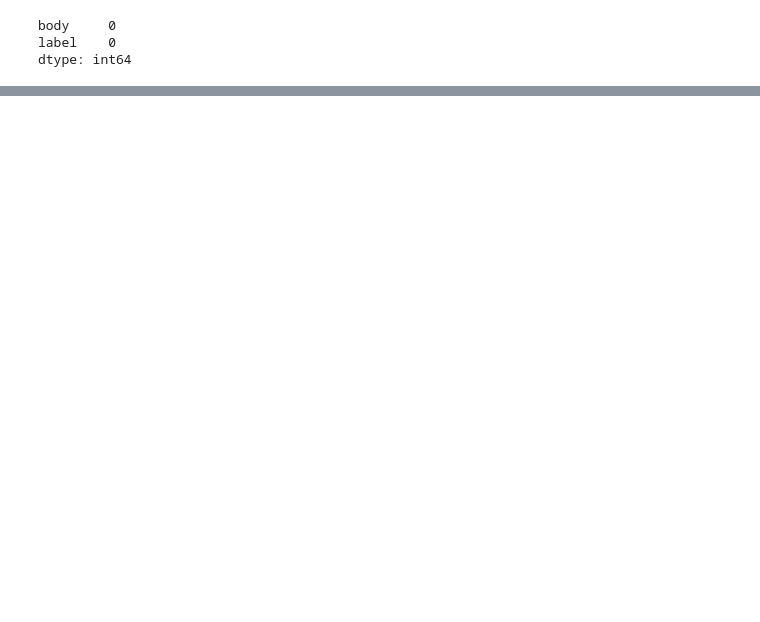
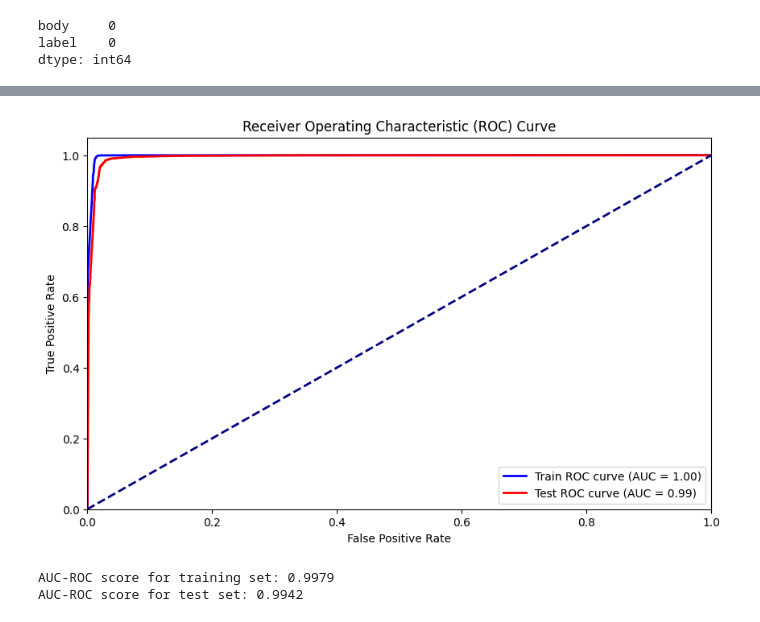
Before and after one commit to mohnfeld/spam_detector, a Jupyter notebook: pipeline.ipynb, the cells around one changed output, grey strips where cells are left out. Cells and saved outputs as stored; diff of their text form; code cells hidden in the pictures; blank space fills up the shorter version.

```diff
--- a/pipeline.ipynb
+++ b/pipeline.ipynb
@@ -199,0 +214,35 @@ linguist: 0.0091
+# %%
+from sklearn.metrics import roc_curve, auc
+import matplotlib.pyplot as plt
+
+# Get probabilities for positive class
+y_train_pred_proba = model.predict_proba(X_train_tfidf)[:, 1]
+y_test_pred_proba = model.predict_proba(X_test_tfidf)[:, 1]
+
+# Compute ROC curve and AUC for training set
+fpr_train, tpr_train, _ = roc_curve(y_train, y_train_pred_proba)
+roc_auc_train = auc(fpr_train, tpr_train)
+
+# Compute ROC curve and AUC for test set
+fpr_test, tpr_test, _ = roc_curve(y_test, y_test_pred_proba)
+roc_auc_test = auc(fpr_test, tpr_test)
+
+# Plot ROC curves
+plt.figure(figsize=(10, 6))
+plt.plot(fpr_train, tpr_train, color='blue', lw=2, label=f'Train ROC curve (AUC = {roc_auc_train:.2f})')
+plt.plot(fpr_test, tpr_test, color='red', lw=2, label=f'Test ROC curve (AUC = {roc_auc_test:.2f})')
+plt.plot([0, 1], [0, 1], color='navy', lw=2, linestyle='--')
+plt.xlim([0.0, 1.0])
+plt.ylim([0.0, 1.05])
+plt.xlabel('False Positive Rate')
+plt.ylabel('True Positive Rate')
+plt.title('Receiver Operating Characteristic (ROC) Curve')
+plt.legend(loc="lower right")
+plt.show()
+
+print(f"AUC-ROC score for training set: {roc_auc_train:.4f}")
+print(f"AUC-ROC score for test set: {roc_auc_test:.4f}")
+# %% [output]
+[figure, added]
+AUC-ROC score for training set: 0.9979
+AUC-ROC score for test set: 0.9942
```
Also changed, not shown: parts of 10 cells of this notebook, 3 other files.
